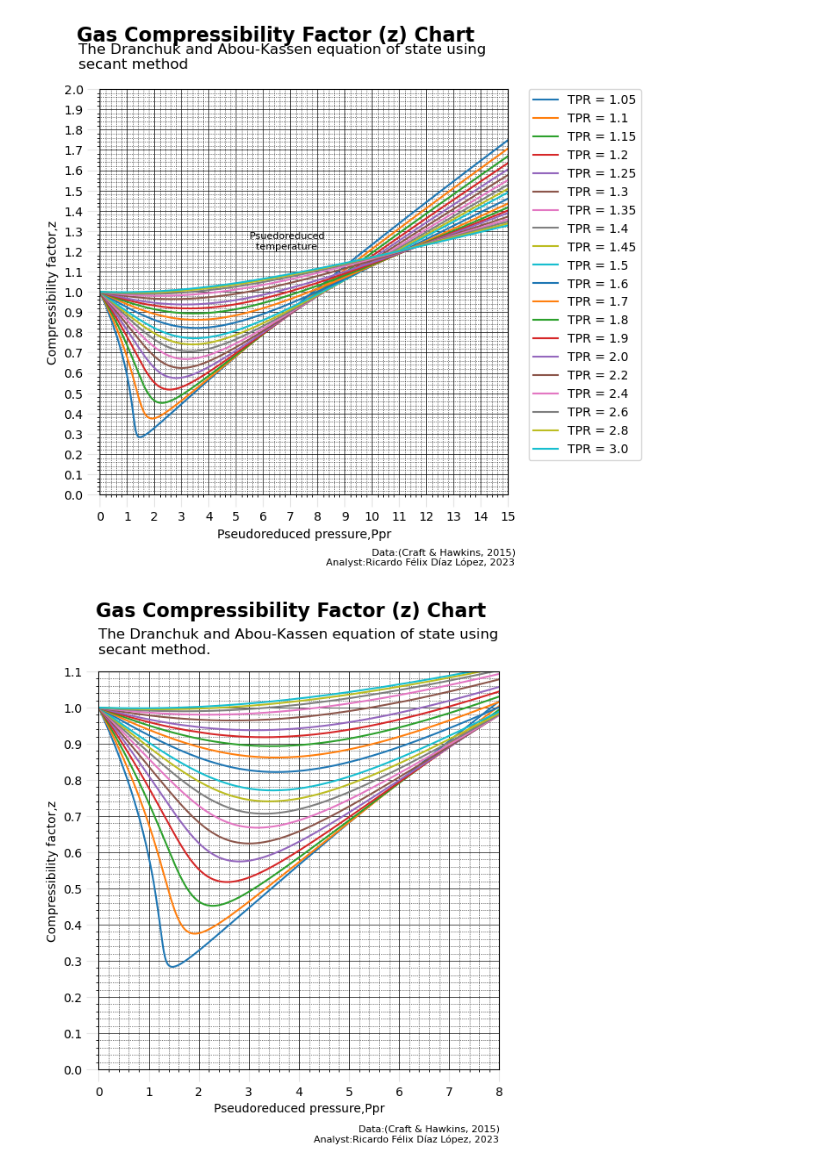
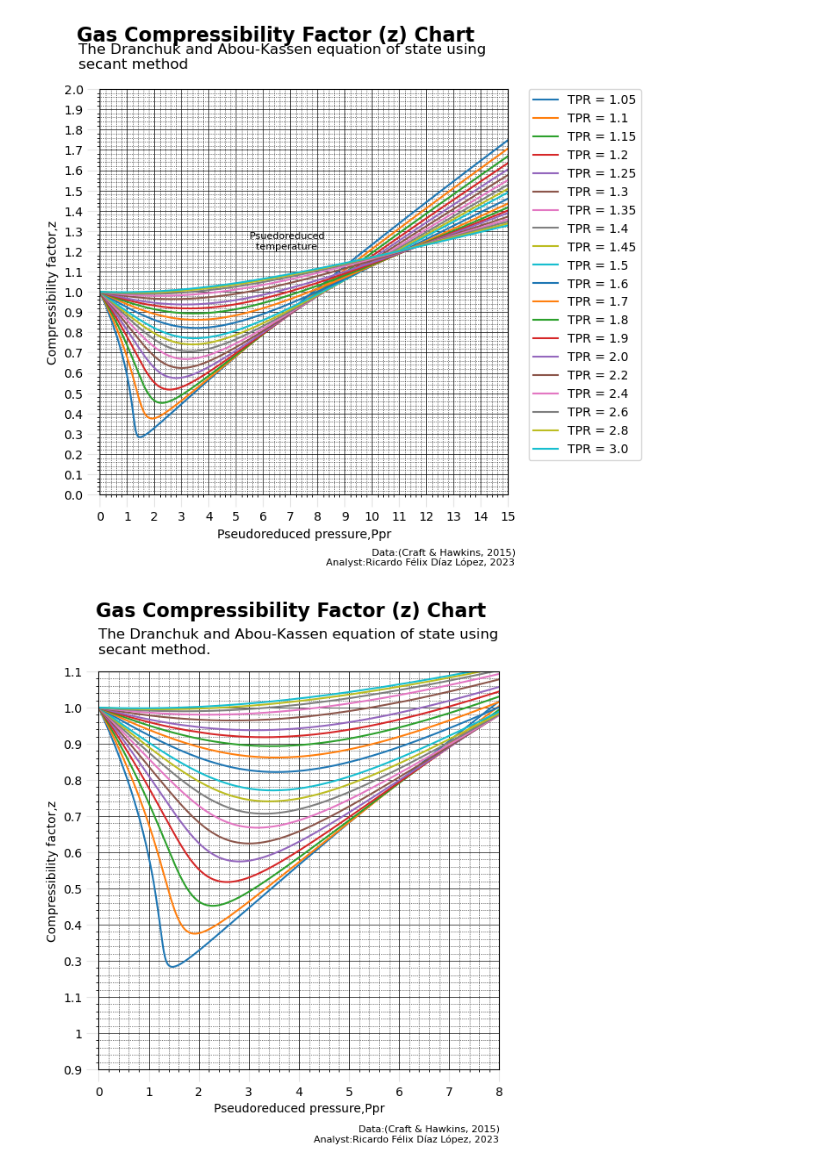
Before and after one commit to Ricardod671/graph_zfactor, a Jupyter notebook: notebooks/0.1-RFDL-zfactor_graph.ipynb, the cells around one changed output. Drawn from its saved outputs; the diff is of its cells as text; code cells hidden in the pictures.

Commit message:
I change the labels of axis y of the charts from 7 to 15 and 0 to 8 as in the original

```diff
--- a/notebooks/0.1-RFDL-zfactor_graph.ipynb
+++ b/notebooks/0.1-RFDL-zfactor_graph.ipynb
@@ -204,6 +204,9 @@ ax.set_ylim(0,1.1)
 # setting the ticks
 ax.set_xticks(range(9))
 ax.set_yticks([i/10 for i in range(12)], [f'{i/10}' for i in range(12)])
+
+# Changing the axis y labels
+ax.set_yticklabels([0.9, 1, 1.1, 0.3, 0.4, 0.5, 0.6, 0.7, 0.8, 0.9, 1.0, 1.1])
 
 # setting as our backgroun as  milimeter paper
 ax.minorticks_on()
@@ -235,34 +238,34 @@ ax.tick_params(which='major',
 ax.set_title("Gas Compressibility Factor (z) Chart",
              fontsize=16,
              x=0.48,
              y=1.12,
              fontweight='bold')
 
 # Adding the axis labels
 ax.set_ylabel("Compressibility factor,z")
 ax.set_xlabel("Pseudoreduced pressure,Ppr")
 
 # Adding the subtitle
 ax.text(s = 'The Dranchuk and Abou-Kassen equation of state using \nsecant method.',
         x = 0,
         y = 1.15,
         fontsize = 12)
 
 # Adding me
 ax.text(s = 'Analyst:Ricardo Félix Díaz López, 2023',
         x = 4.29,
         y = -0.2,
         fontsize = 8)
 
 # Adding the source of data
 ax.text(s = 'Data:(Craft & Hawkins, 2015)',
         x = 5.19,
         y = -0.17,
         fontsize = 8)
 
 plt.show();
 # %% [output]
-[figure, old version]
+[figure, new version]
 # %%
 """
 Compresibility Gas Factor from 7 to 15 Ppr and z from 0.9 to 2
```
Also changed, not shown: parts of 1 cell of this notebook.
